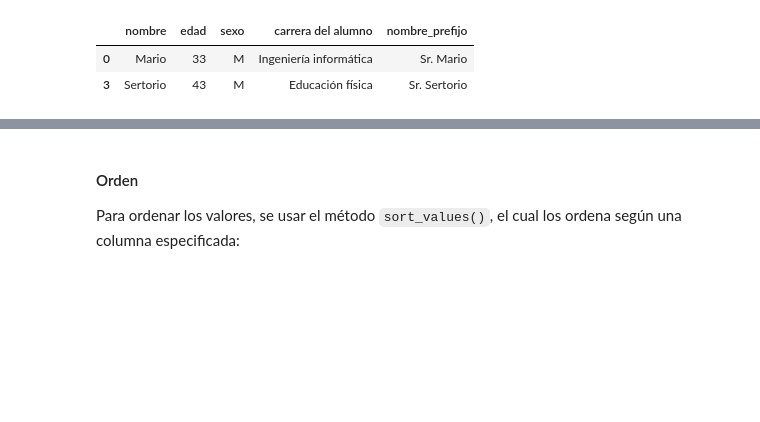
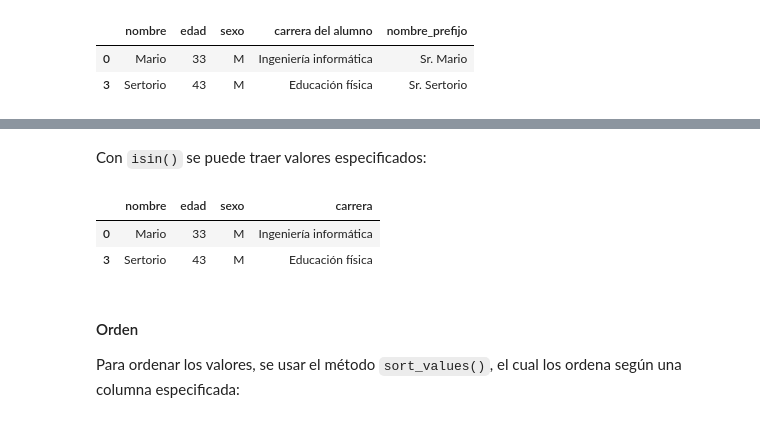
Before and after one commit to GabyPinilla/resumenes, a Jupyter notebook: Resumen_Python.ipynb, the cells around one changed output, grey strips where cells are left out. Saved outputs shown, nothing was run; the diff lists cells and outputs as text; code cells hidden in the pictures; blank space fills up the shorter version.

```diff
--- a/Resumen_Python.ipynb
+++ b/Resumen_Python.ipynb
@@ -980,3 +1014,11 @@ df_nombres.query('edad > 30 & sexo == "M"')
+# %% [markdown]
+Con `isin()` se puede traer valores especificados:
+# %%
+df_nombres[df_nombres.edad.isin([33,43])]
+# %% [output]
+|  | nombre | edad | sexo | carrera |
+| 0 | Mario | 33 | M | Ingeniería informática |
+| 3 | Sertorio | 43 | M | Educación física |
 # %% [markdown]
 #### Orden
 Para ordenar los valores, se usar el método `sort_values()`, el cual los ordena según una columna especificada:
```
Also changed, not shown: parts of 11 cells of this notebook.
